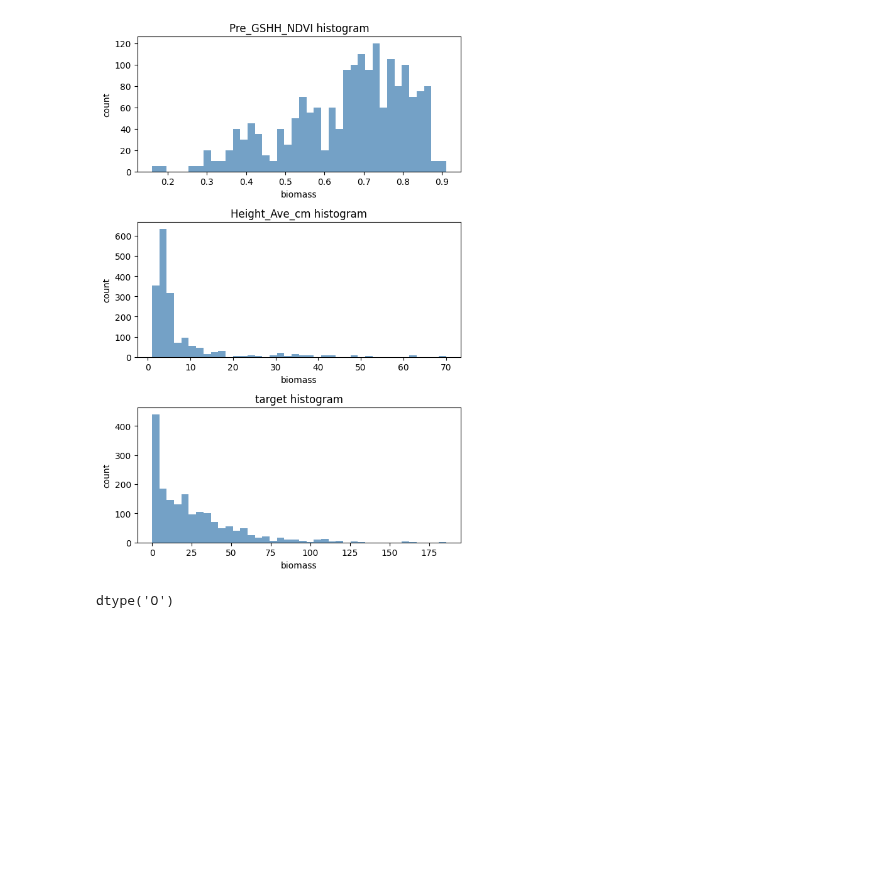
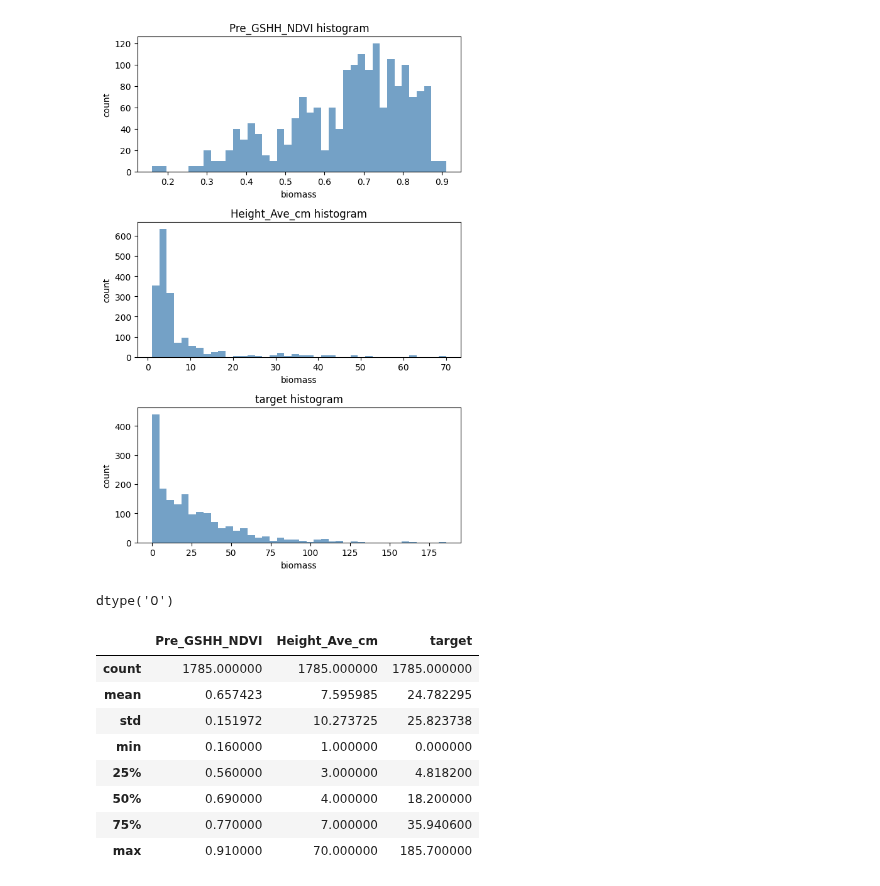
Before and after one commit to LoNebula/Kaggle, a Jupyter notebook: src/CSIRO_Image2Biomass_Prediction/1_CSIRO_Image2Biomass_Prediction.ipynb, the cells around one changed output. Saved outputs shown, nothing was run; the diff lists cells and outputs as text; code cells hidden in the pictures; blank space fills up the shorter version.

```diff
--- a/src/CSIRO_Image2Biomass_Prediction/1_CSIRO_Image2Biomass_Prediction.ipynb
+++ b/src/CSIRO_Image2Biomass_Prediction/1_CSIRO_Image2Biomass_Prediction.ipynb
@@ -84,3 +84,15 @@ plt.tight_layout()
 train_df['sample_id'].dtype
 # %% [output]
 dtype('O')
+# %%
+train_df.describe()
+# %% [output]
+|  | Pre_GSHH_NDVI | Height_Ave_cm | target |
+| count | 1785.000000 | 1785.000000 | 1785.000000 |
+| mean | 0.657423 | 7.595985 | 24.782295 |
+| std | 0.151972 | 10.273725 | 25.823738 |
+| min | 0.160000 | 1.000000 | 0.000000 |
+| 25% | 0.560000 | 3.000000 | 4.818200 |
+| 50% | 0.690000 | 4.000000 | 18.200000 |
+| 75% | 0.770000 | 7.000000 | 35.940600 |
+| max | 0.910000 | 70.000000 | 185.700000 |
```
